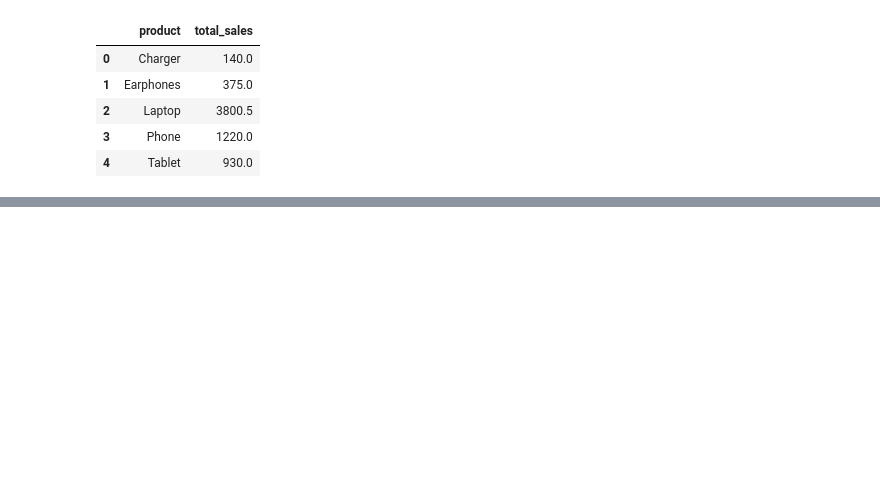
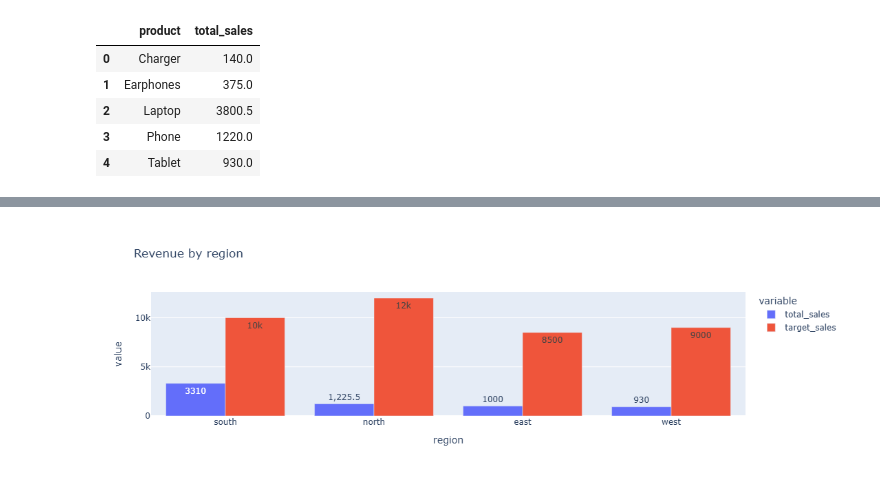
Before and after one commit to augustus-somtochukwu-umeh/Assignment_2, a Jupyter notebook: sales_performance.ipynb, the cells around one changed output, grey strips where cells are left out. Drawn from its saved outputs; the diff is of its cells as text; code cells hidden in the pictures; blank space fills up the shorter version.

```diff
--- a/sales_performance.ipynb
+++ b/sales_performance.ipynb
@@ -386,8 +387,9 @@ product_sales
 performance = region_sales.merge(region, on='region', how='left')
 performance['difference'] = performance['total_sales'] - performance['target_sales']
 performance['performance_status'] = np.where(
-    performance['difference'], >= 0,
+    performance['difference'] >= 0,
     "Above Target",
     "Below Target"
 )
+performance
 # %% [output]
@@ -394,0 +423,12 @@ SyntaxError: invalid syntax (982514009.py, line 4)
+# %%
+fig = px.bar(
+    performance,
+    x='region',
+    y=['total_sales', 'target_sales' ],
+    barmode='group',
+    title='Revenue by region',
+    text_auto=True
+)
+fig.show()
+# %% [output]
+[figure, added]
```
Also changed, not shown: parts of 6 cells of this notebook, 2 other files.
